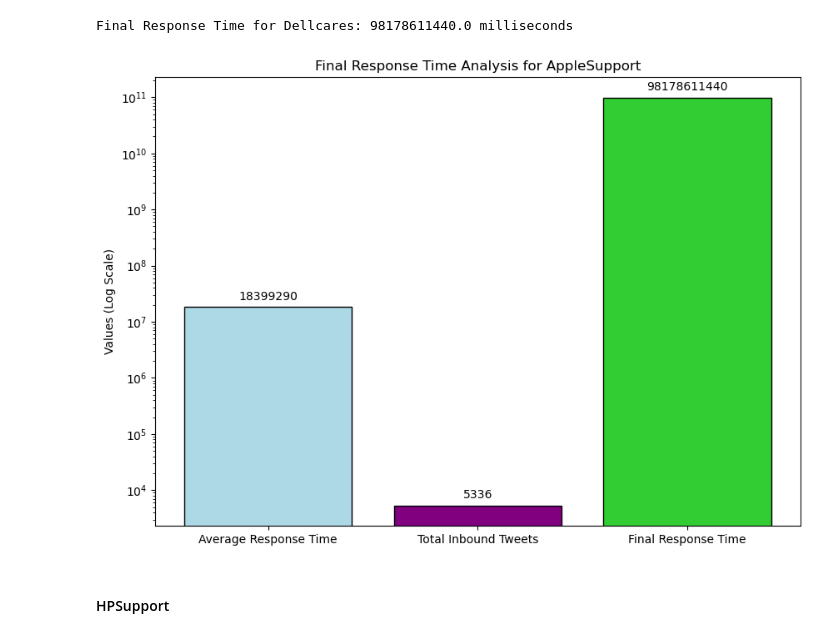
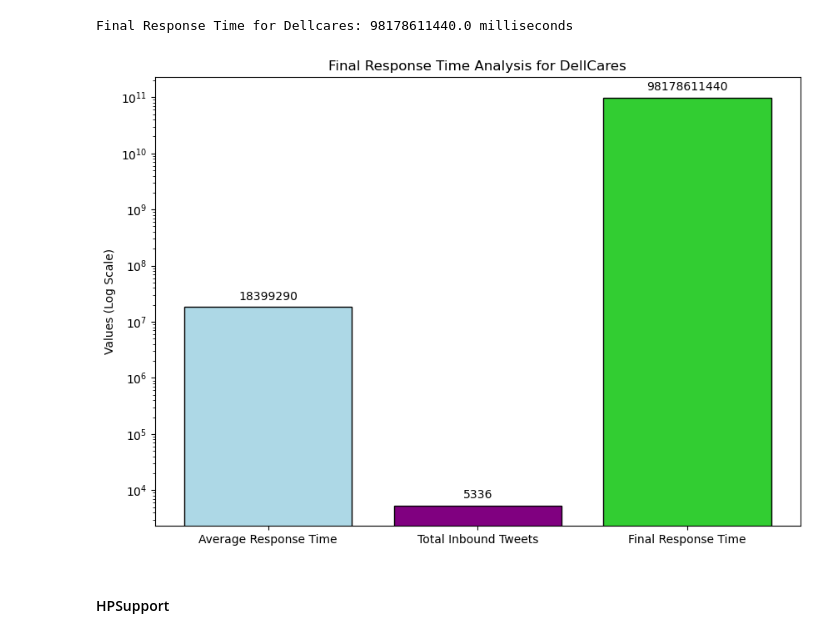
Before and after one commit to efloresz/Data-NotebookEF, a Jupyter notebook: Technology_Analysis.ipynb, the cells around one changed output. Cells and saved outputs as stored; diff of their text form; code cells hidden in the pictures.

```diff
--- a/Technology_Analysis.ipynb
+++ b/Technology_Analysis.ipynb
@@ -197,19 +197,19 @@ Final Response Time for Dellcares: 98178611440.0 milliseconds
 # %%
 categories = ['Average Response Time', 'Total Inbound Tweets', 'Final Response Time']
 values = [average_response_time_dell, inbound_tweet_count_dell, final_response_time_dell]
 
 plt.figure(figsize=(10, 7))
 plt.bar(categories, values, color=['lightblue', 'purple', 'limegreen'],edgecolor='black')
 
 for i, v in enumerate(values):
     plt.text(i, v + 0.2 * v, f"{v:.0f}", ha='center', va='bottom', fontsize=10)
 
 plt.ylabel('Values (Log Scale)')
 plt.yscale('log')
-plt.title('Final Response Time Analysis for AppleSupport')
+plt.title('Final Response Time Analysis for DellCares')
 plt.show()
 # %% [output]
-[figure, old version]
+[figure, new version]
 # %% [markdown]
 #### HPSupport
 # %%
```
Also changed, not shown: parts of 4 cells of this notebook.
